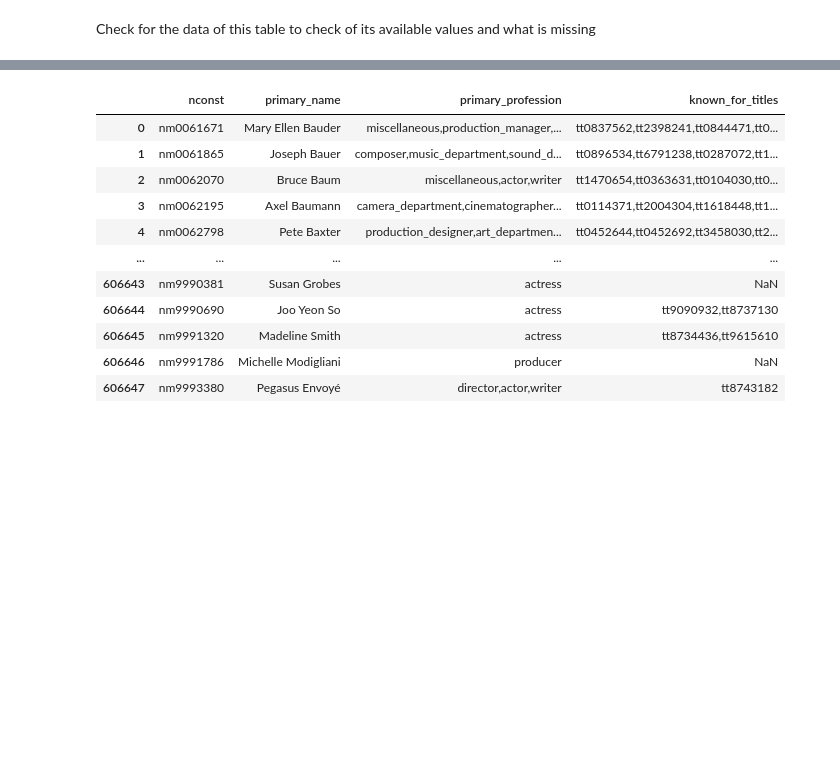
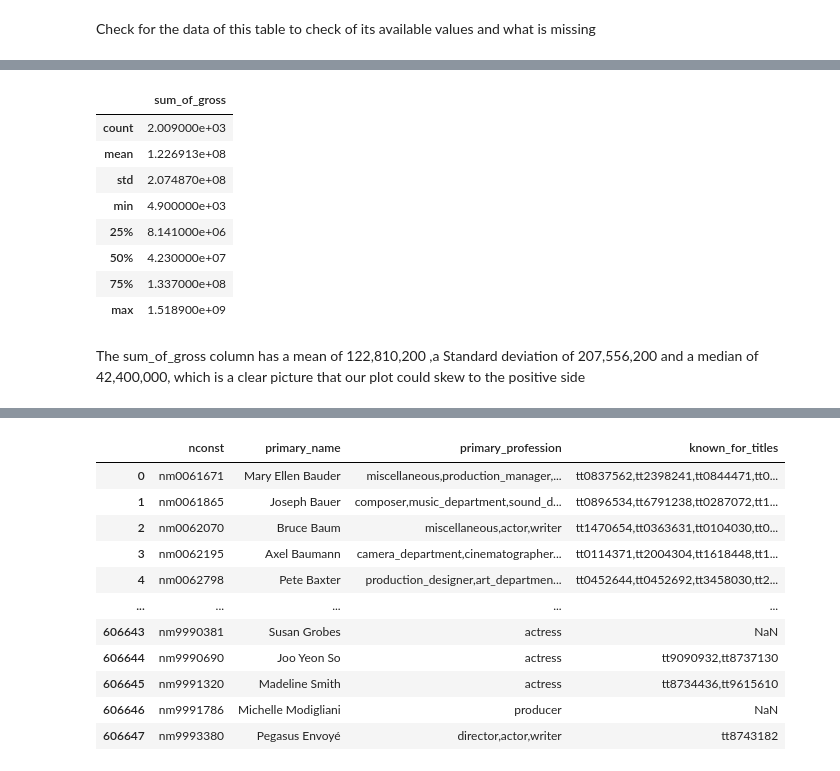
Before and after one commit to DanielMalindah/Phase1-Project, a Jupyter notebook: index.ipynb, the cells around one changed output, grey strips where cells are left out. Saved outputs shown, nothing was run; the diff lists cells and outputs as text; code cells hidden in the pictures; blank space fills up the shorter version.

```diff
--- a/index.ipynb
+++ b/index.ipynb
@@ -194,3 +183,6 @@ df.head()
 | 2 | Harry Potter and the Deathly Hall... | WB | 296000000.0 | 664300000 |
 | 3 | Inception | WB | 292600000.0 | 535700000 |
 | 4 | Shrek Forever After | P/DW | 238700000.0 | 513900000 |
+# %%
+#converting the foreign_gross column into a float datatype  by removing ',' characters and converting it to float
+df.foreign_gross = df.foreign_gross.map( lambda x: float(x.replace(',','')))
@@ -197,4 +201,11 @@ df.head()
 # %% [markdown]
 Check for the data of this table to check of its available values and what is missing
+# %%
+#Create a new column sum_of_gross by adding domestic_gross and foreign_gross
+
+df['sum_of_gross']= df.domestic_gross + df.foreign_gross
+
+# dropping the domestic_gross and foreign_gross columns
+df.drop(['domestic_gross','foreign_gross'], axis=1, inplace= True)
 # %%
 # Checking the details of the df
@@ -231,0 +249,15 @@ memory usage: 27.8+ MB
+# %%
+# Since our data is clean know, we can check how the data looks like by using .describe
+df.describe()
+# %% [output]
+|  | sum_of_gross |
+| count | 2.009000e+03 |
+| mean | 1.226913e+08 |
+| std | 2.074870e+08 |
+| min | 4.900000e+03 |
+| 25% | 8.141000e+06 |
+| 50% | 4.230000e+07 |
+| 75% | 1.337000e+08 |
+| max | 1.518900e+09 |
+# %% [markdown]
+The sum_of_gross column has a mean of 122,810,200 ,a Standard deviation of 207,556,200 and a median of 42,400,000, which is a clear picture that our plot could skew to the positive side
```
Also changed, not shown: parts of 10 cells of this notebook.
